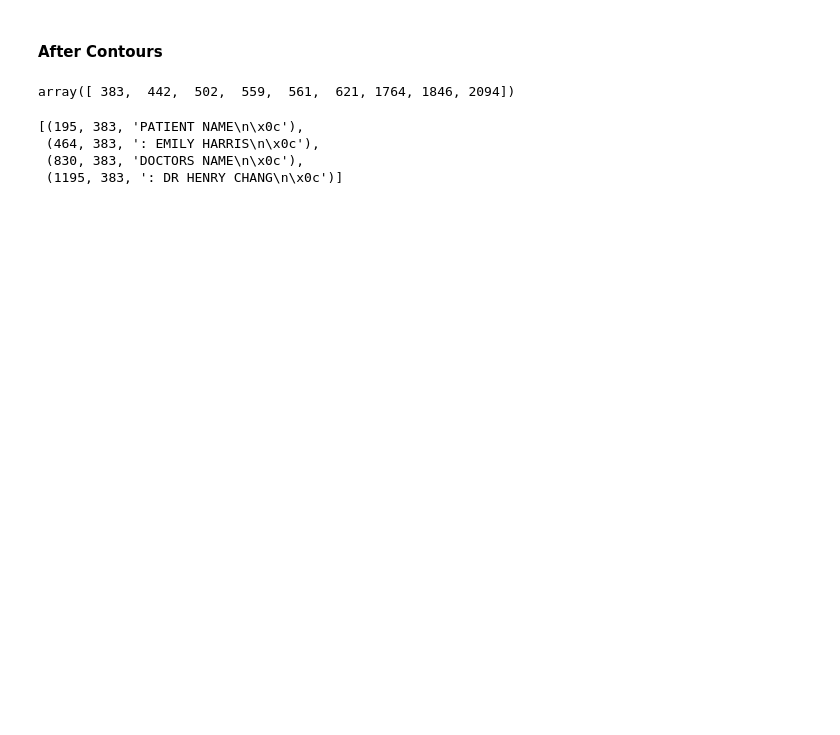
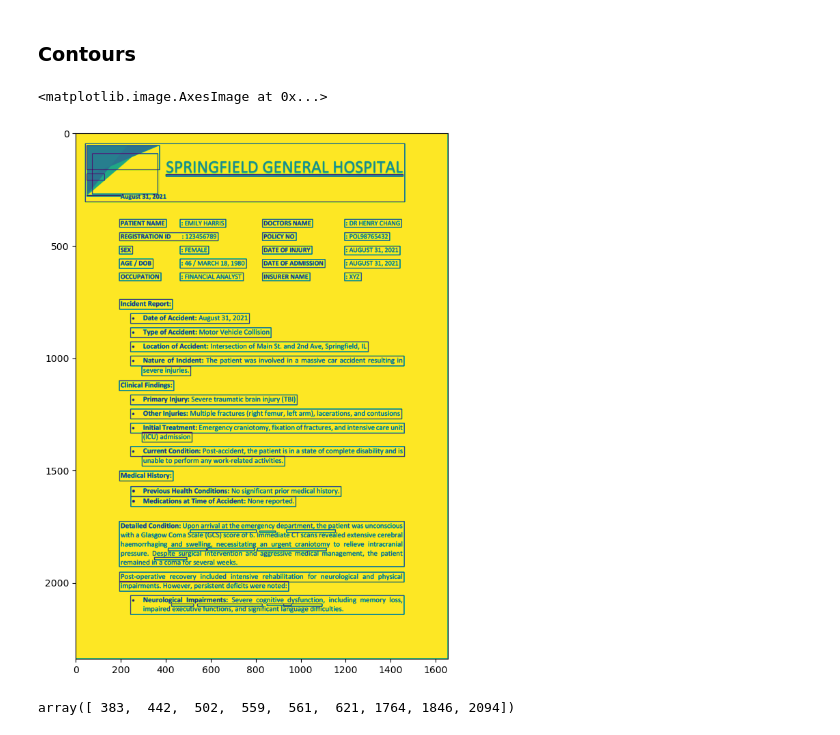
Before and after one commit to sayantani86/UnstructuredDataAPI, a Jupyter notebook: Image_Utils.ipynb, the cells around one changed output. Cells and saved outputs as stored; diff of their text form; code cells hidden in the pictures; blank space fills up the shorter version.

```diff
--- a/Image_Utils.ipynb
+++ b/Image_Utils.ipynb
@@ -108,5 +93,5 @@ Text(0.5, 1.0, 'Vertical lines')
 # %% [markdown]
-#### After Contours
+### Contours
 # %%
 canny_output = cv2.Canny(horizontal, 100, 100 * 2)
 
@@ -129,3 +116,10 @@ for i in range(len(contours)):
+# %%
+f, (ax1) = plt.subplots(1, 1, figsize=(10, 10))
+
+ax1.imshow(src, vmin=0, vmax=255)
+# %% [output]
+<matplotlib.image.AxesImage at 0x...>
+[figure, added]
 # %%
 same_line_points = dict()
 
@@ -164,12 +148,22 @@ uniqY
 # %% [output]
 array([ 383,  442,  502,  559,  561,  621, 1764, 1846, 2094])
 # %%
-sortedX = sorted([i for i in sorted_by_y if i[1] == 383], key=lambda x: x[0])
+labels = []
+values = []
 
+for idx in uniqY:
+    sortedX = sorted([i for i in sorted_by_y if i[1] == idx], key=lambda x: x[0])
+    originals = np.array([i[0] for i in sortedX])
 
-for i in sortedX:
+    quotedVals = [i for i in sortedX if len(i[2].split(':')) > 1]
+    only_x = np.array([i[0] for i in sortedX])
+    only_x = np.array([i for i in only_x if i not in [j[0] for j in quotedVals]])
+
+    for index, tup in enumerate(quotedVals):
+        if len(only_x[only_x < tup[0]]) == 0:
+            labels.append(tup[2].split(':')[0])
+            values.append(tup[2].split(':')[1])
+            continue
+
+        labels.append(sortedX[np.where(originals == only_x[only_x < tup[0]][-1])[0][0]][2])
+        values.append(tup[2].split(':')[1])
-# %% [output]
-[(195, 383, 'PATIENT NAME\n\x0c'),
- (464, 383, ': EMILY HARRIS\n\x0c'),
- (830, 383, 'DOCTORS NAME\n\x0c'),
- (1195, 383, ': DR HENRY CHANG\n\x0c')]
```
Also changed, not shown: parts of 19 cells of this notebook, 3 other files.
